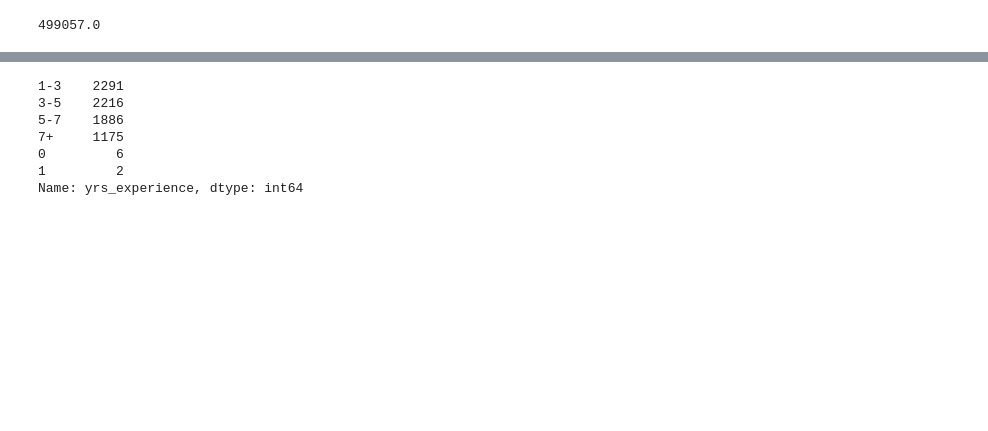
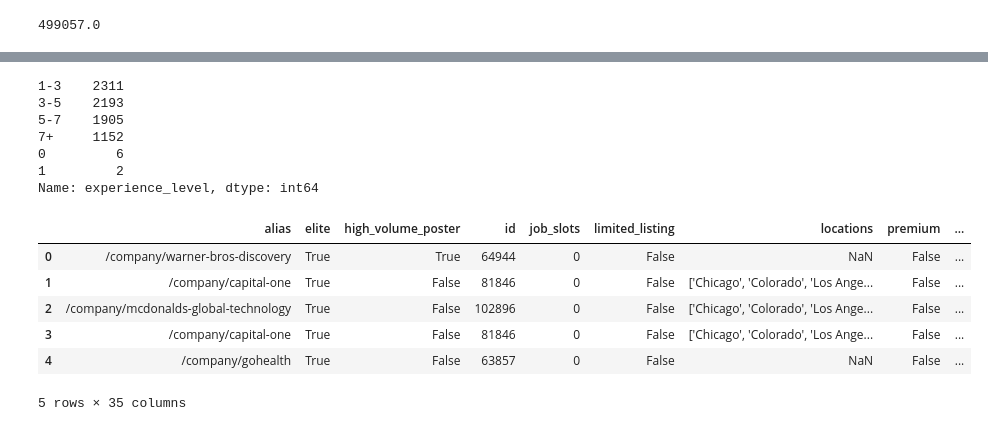
Before and after one commit to kaziis/DS_JOBS, a Jupyter notebook: Jupyter Files/DSJOBS.ipynb, the cells around one changed output, grey strips where cells are left out. Drawn from its saved outputs; the diff is of its cells as text; code cells hidden in the pictures; blank space fills up the shorter version.

```diff
--- a/Jupyter Files/DSJOBS.ipynb
+++ b/Jupyter Files/DSJOBS.ipynb
@@ -129,11 +126,24 @@ working_options               object
 dtype: object
 # %%
-df['yrs_experience'].value_counts()
+df['experience_level'].value_counts()
 # %% [output]
-1-3    2291
-3-5    2216
-5-7    1886
-7+     1175
+1-3    2311
+3-5    2193
+5-7    1905
+7+     1152
 0         6
 1         2
-Name: yrs_experience, dtype: int64
+Name: experience_level, dtype: int64
+# %%
+df['company_perks'].value_counts() # None
+df.drop(columns='company_perks', inplace=True)
+# %%
+df.head(5)
+# %% [output]
+|  | alias | elite | high_volume_poster | id | job_slots | limited_listing | locations | premium | ... |
+| 0 | /company/warner-bros-discovery | True | True | 64944 | 0 | False | NaN | False | ... |
+| 1 | /company/capital-one | True | False | 81846 | 0 | False | ['Chicago', 'Colorado', 'Los Ange... | False | ... |
+| 2 | /company/mcdonalds-global-technology | True | False | 102896 | 0 | False | ['Chicago', 'Colorado', 'Los Ange... | False | ... |
+| 3 | /company/capital-one | True | False | 81846 | 0 | False | ['Chicago', 'Colorado', 'Los Ange... | False | ... |
+| 4 | /company/gohealth | True | False | 63857 | 0 | False | NaN | False | ... |
+5 rows × 35 columns
```
Also changed, not shown: parts of 14 cells of this notebook, 1 other file.
